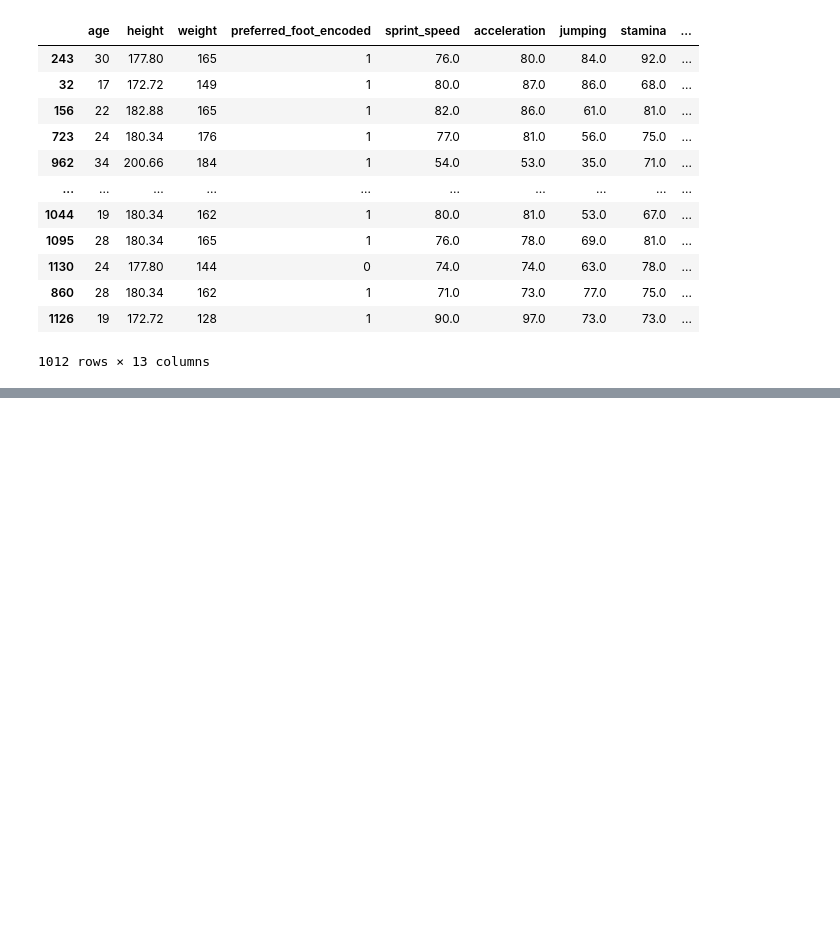
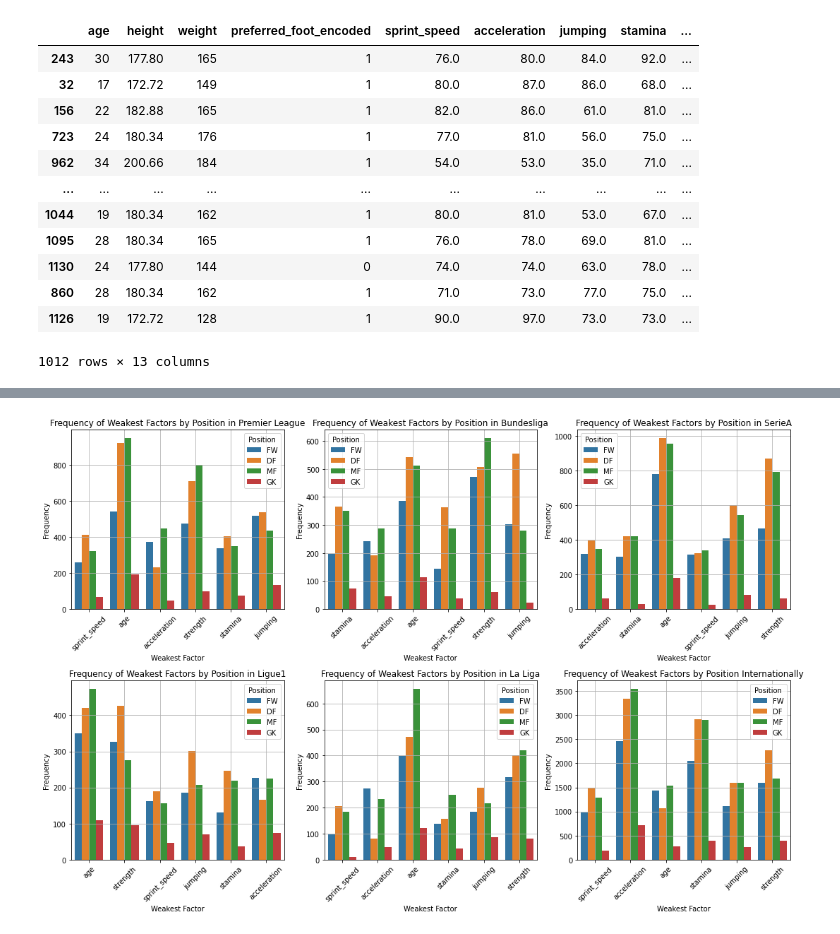
Before and after one commit to ffutera/sports-science, a Jupyter notebook: Regressions.ipynb, the cells around one changed output, grey strips where cells are left out. Cells and saved outputs as stored; diff of their text form; code cells hidden in the pictures; blank space fills up the shorter version.

```diff
--- a/Regressions.ipynb
+++ b/Regressions.ipynb
@@ -1277,0 +1254,3 @@ reinforcement_data
+# %%
+reinforcement_data = pd.read_csv('reinforcement_data.csv')
+reinforcement_data
@@ -1289,6 +1282,7 @@ from sklearn.model_selection import train_test_split
 # %%
 independent_vars = ['age', 'height', 'weight', 'preferred_foot_encoded', 'sprint_speed', 'acceleration', 'jumping', 'stamina', 'strength', 'position']
 map_atr_to_id = {item: index for index, item in enumerate(independent_vars[:-1])}
-map_atr_to_id[None] = len(independent_vars) - 2
+map_atr_to_id['None'] = len(independent_vars) - 2
+map_atr_to_id["nan"] = len(independent_vars) - 2
 print(map_atr_to_id)
 # %% [output]
@@ -1301,7 +1295,7 @@ new_data['is_df'] = new_data['position'].map(lambda x: 1 if x == "DF" else 0)
 new_data['is_mf'] = new_data['position'].map(lambda x: 1 if x == "MF" else 0)
 new_data['is_fw'] = new_data['position'].map(lambda x: 1 if x == "FW" else 0)
 
-new_data['weakest_atribute'] = new_data['weakest_atribute'].map(lambda x: map_atr_to_id[x])
+new_data['weakest_atribute'] = new_data['weakest_atribute'].map(lambda x: map_atr_to_id[str(x)])
 
 X = new_data[independent_vars[:-1] + ['is_gk', 'is_df', 'is_mf', 'is_fw']]
 y = new_data['weakest_atribute']
@@ -1350,7 +1344,7 @@ new_data['is_df'] = new_data['position'].map(lambda x: 1 if x == "DF" else 0)
 new_data['is_mf'] = new_data['position'].map(lambda x: 1 if x == "MF" else 0)
 new_data['is_fw'] = new_data['position'].map(lambda x: 1 if x == "FW" else 0)
 
-new_data['weakest_atribute'] = new_data['weakest_atribute'].map(lambda x: map_atr_to_id[x])
+new_data['weakest_atribute'] = new_data['weakest_atribute'].map(lambda x: map_atr_to_id[str(x)])
 
 X = new_data[independent_vars[:-1] + ['is_gk', 'is_df', 'is_mf', 'is_fw']]
 y = new_data['weakest_atribute']
@@ -1399,6 +1393,11 @@ model.compile(loss='categorical_crossentropy',
               metrics=['accuracy'])
 
 # Train the model on your data
-model.fit(X_train, y_train, epochs=100, batch_size=32, validation_data=(X_val, y_val))
+model.fit(X_train, y_train, epochs=20, batch_size=32, validation_data=(X_val, y_val))
+
+preds = model.predict(X_val)
+from sklearn.metrics import mean_squared_error
+
+mean_squared_error(preds, y_val)
 # %% [output]
 (1012, 13) (253, 13) (1012, 9) (253, 9)
@@ -1445,0 +1772,42 @@ y_val.shape
+# %%
+# create a DataFrame from the dictionary
+import matplotlib.pyplot as plt
+import seaborn as sns
+
+all_data = {}
+
+fig, axs = plt.subplots(nrows=2, ncols=3, figsize=(15, 10))
+axs = axs.flatten()
+
+for i, (league, positions) in enumerate(weakest_factors.items()):
+    data = []
+    for position, factors in positions.items():
+        if not position in all_data:
+            all_data[position] = defaultdict(int)
+        for factor, count in factors.items():
+            data.append({'League': league, 'Position': position, 'Weakest Factor': factor, 'Frequency': count})
+            all_data[position][factor] += count
+
+    df = pd.DataFrame(data)
+    sns.barplot(x='Weakest Factor', y='Frequency', hue='Position', data=df, ci = None, ax = axs[i])
+    axs[i].set_title('Frequency of Weakest Factors by Position in {}'.format(league))
+    axs[i].grid()
+    axs[i].set_xticklabels(axs[i].get_xticklabels(), rotation=45)
+
+temp = []
+for position, factors in all_data.items():
+    for factor, count in factors.items():
+        temp.append({'League': "International", 'Position': position, 'Weakest Factor': factor, 'Frequency': count})
+
+df = pd.DataFrame(temp)
+sns.barplot(x='Weakest Factor', y='Frequency', hue='Position', data=df, ci = None, ax = axs[-1])
+axs[-1].set_title('Frequency of Weakest Factors by Position Internationally')
+axs[-1].grid()
+axs[-1].set_xticklabels(axs[i].get_xticklabels(), rotation=45)
+
+
+# plot overall in final subplot
+plt.tight_layout()
+plt.show()
+# %% [output]
+[figure, added]
```
Also changed, not shown: parts of 33 cells of this notebook.
